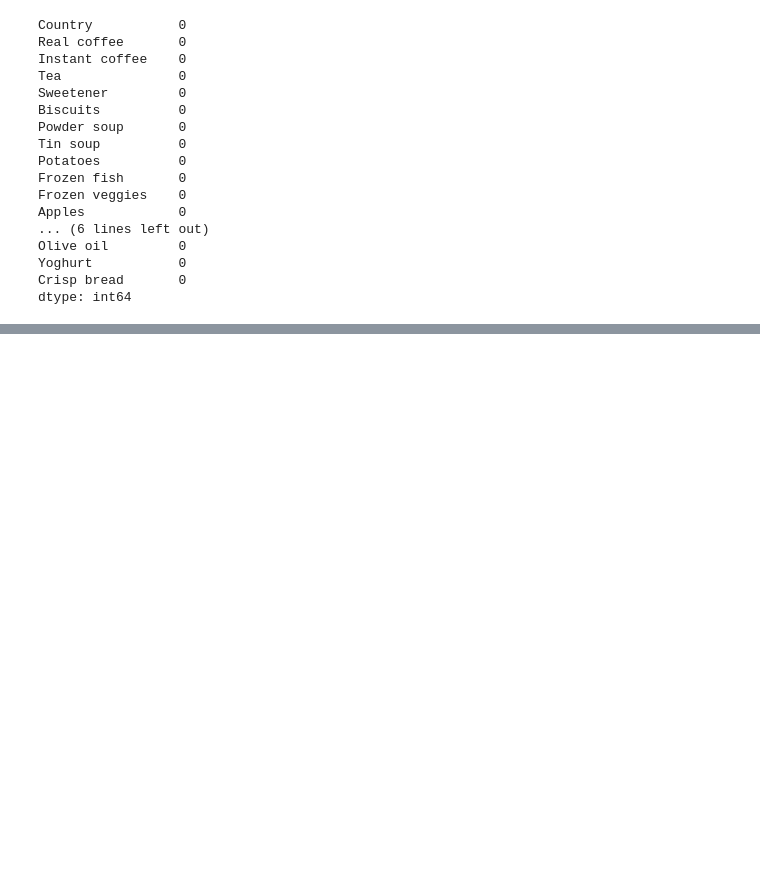
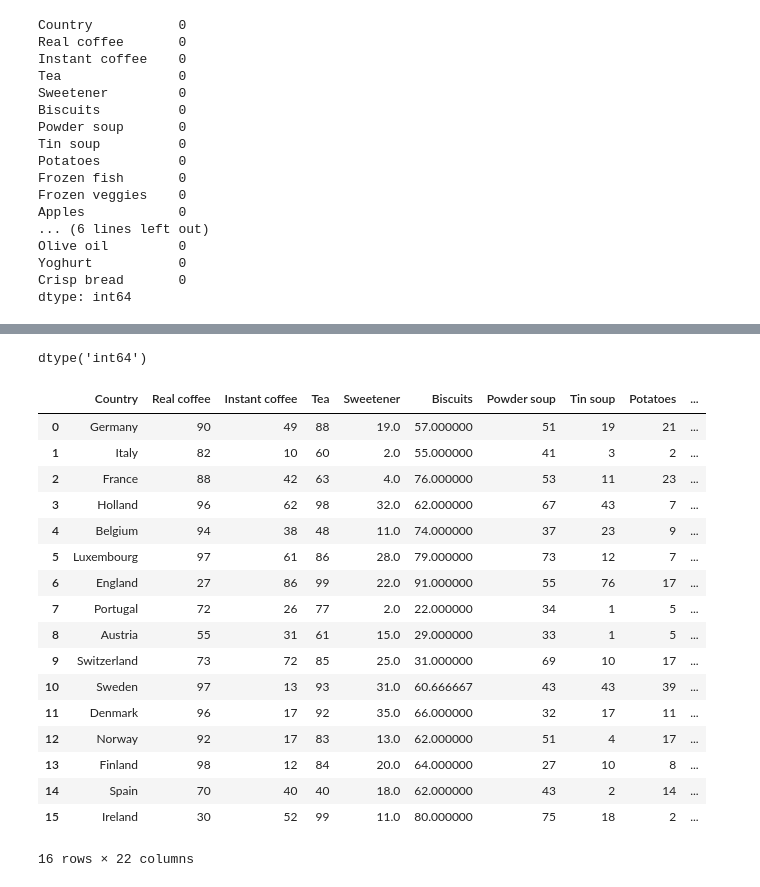
Before and after one commit to FairozAhmadSheikh/MLOps_bootcamp, a Jupyter notebook: python/dataManipulationAndAnalysis.ipynb, the cells around one changed output, grey strips where cells are left out. Drawn from its saved outputs; the diff is of its cells as text; code cells hidden in the pictures; blank space fills up the shorter version.

Commit message:
change data type of a column using astype function

```diff
--- a/python/dataManipulationAndAnalysis.ipynb
+++ b/python/dataManipulationAndAnalysis.ipynb
@@ -219,0 +234,27 @@ dtype: int64
+# %%
+df2['Real coffee'].dtype
+# %% [output]
+dtype('int64')
+# %%
+# Convert this into float
+df2['New coffee']=df2['Real coffee'].astype(float)
+df2
+# %% [output]
+|  | Country | Real coffee | Instant coffee | Tea | Sweetener | Biscuits | Powder soup | Tin soup | Potatoes | ... |
+| 0 | Germany | 90 | 49 | 88 | 19.0 | 57.000000 | 51 | 19 | 21 | ... |
+| 1 | Italy | 82 | 10 | 60 | 2.0 | 55.000000 | 41 | 3 | 2 | ... |
+| 2 | France | 88 | 42 | 63 | 4.0 | 76.000000 | 53 | 11 | 23 | ... |
+| 3 | Holland | 96 | 62 | 98 | 32.0 | 62.000000 | 67 | 43 | 7 | ... |
+| 4 | Belgium | 94 | 38 | 48 | 11.0 | 74.000000 | 37 | 23 | 9 | ... |
+| 5 | Luxembourg | 97 | 61 | 86 | 28.0 | 79.000000 | 73 | 12 | 7 | ... |
+| 6 | England | 27 | 86 | 99 | 22.0 | 91.000000 | 55 | 76 | 17 | ... |
+| 7 | Portugal | 72 | 26 | 77 | 2.0 | 22.000000 | 34 | 1 | 5 | ... |
+| 8 | Austria | 55 | 31 | 61 | 15.0 | 29.000000 | 33 | 1 | 5 | ... |
+| 9 | Switzerland | 73 | 72 | 85 | 25.0 | 31.000000 | 69 | 10 | 17 | ... |
+| 10 | Sweden | 97 | 13 | 93 | 31.0 | 60.666667 | 43 | 43 | 39 | ... |
+| 11 | Denmark | 96 | 17 | 92 | 35.0 | 66.000000 | 32 | 17 | 11 | ... |
+| 12 | Norway | 92 | 17 | 83 | 13.0 | 62.000000 | 51 | 4 | 17 | ... |
+| 13 | Finland | 98 | 12 | 84 | 20.0 | 64.000000 | 27 | 10 | 8 | ... |
+| 14 | Spain | 70 | 40 | 40 | 18.0 | 62.000000 | 43 | 2 | 14 | ... |
+| 15 | Ireland | 30 | 52 | 99 | 11.0 | 80.000000 | 75 | 18 | 2 | ... |
+16 rows × 22 columns
```
Also changed, not shown: parts of 4 cells of this notebook.
